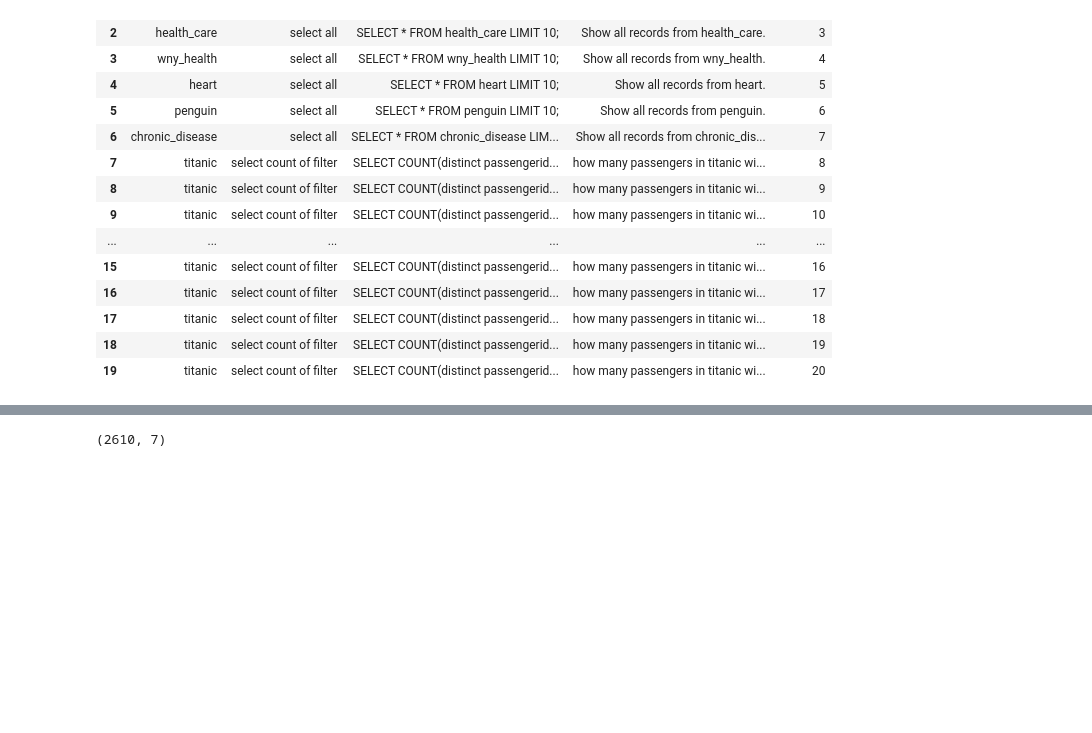
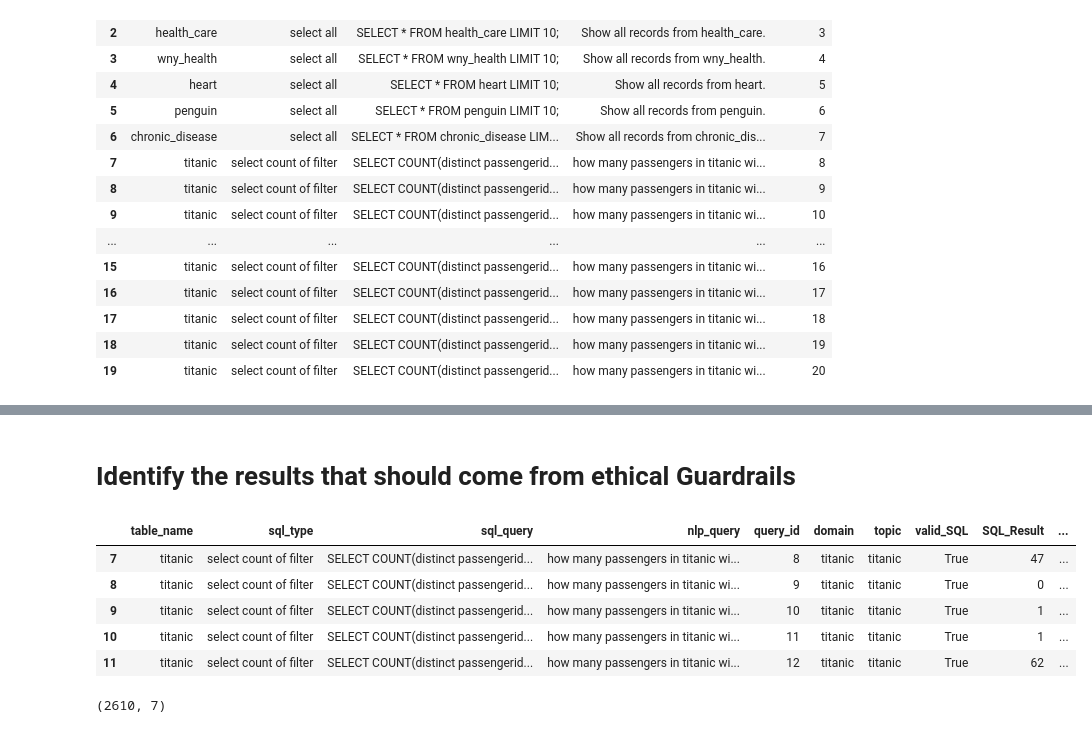
Before and after one commit to JoeEberle/generate_SQL, a Jupyter notebook: generate_sql.ipynb, the cells around one changed output, grey strips where cells are left out. Drawn from its saved outputs; the diff is of its cells as text; code cells hidden in the pictures; blank space fills up the shorter version.

```diff
--- a/generate_sql.ipynb
+++ b/generate_sql.ipynb
@@ -593,3 +597,5 @@ df_training_questions.head(20)
 | 17 | titanic | select count of filter | SELECT COUNT(distinct passengerid... | how many passengers in titanic wi... | 18 | titanic | titanic |
 | 18 | titanic | select count of filter | SELECT COUNT(distinct passengerid... | how many passengers in titanic wi... | 19 | titanic | titanic |
 | 19 | titanic | select count of filter | SELECT COUNT(distinct passengerid... | how many passengers in titanic wi... | 20 | titanic | titanic |
+# %% [markdown]
+# Identify the results that should come from ethical Guardrails
@@ -596,3 +607,12 @@ df_training_questions.head(20)
+# %%
+df_training_questions.head()
+# %% [output]
+|  | table_name | sql_type | sql_query | nlp_query | query_id | domain | topic | valid_SQL | SQL_Result | ... |
+| 7 | titanic | select count of filter | SELECT COUNT(distinct passengerid... | how many passengers in titanic wi... | 8 | titanic | titanic | True | 47 | ... |
+| 8 | titanic | select count of filter | SELECT COUNT(distinct passengerid... | how many passengers in titanic wi... | 9 | titanic | titanic | True | 0 | ... |
+| 9 | titanic | select count of filter | SELECT COUNT(distinct passengerid... | how many passengers in titanic wi... | 10 | titanic | titanic | True | 1 | ... |
+| 10 | titanic | select count of filter | SELECT COUNT(distinct passengerid... | how many passengers in titanic wi... | 11 | titanic | titanic | True | 1 | ... |
+| 11 | titanic | select count of filter | SELECT COUNT(distinct passengerid... | how many passengers in titanic wi... | 12 | titanic | titanic | True | 62 | ... |
 # %%
 sql_queries = df_training_questions.sql_query.unique()
 # %%
```
Also changed, not shown: parts of 19 cells of this notebook, 5 other files.
